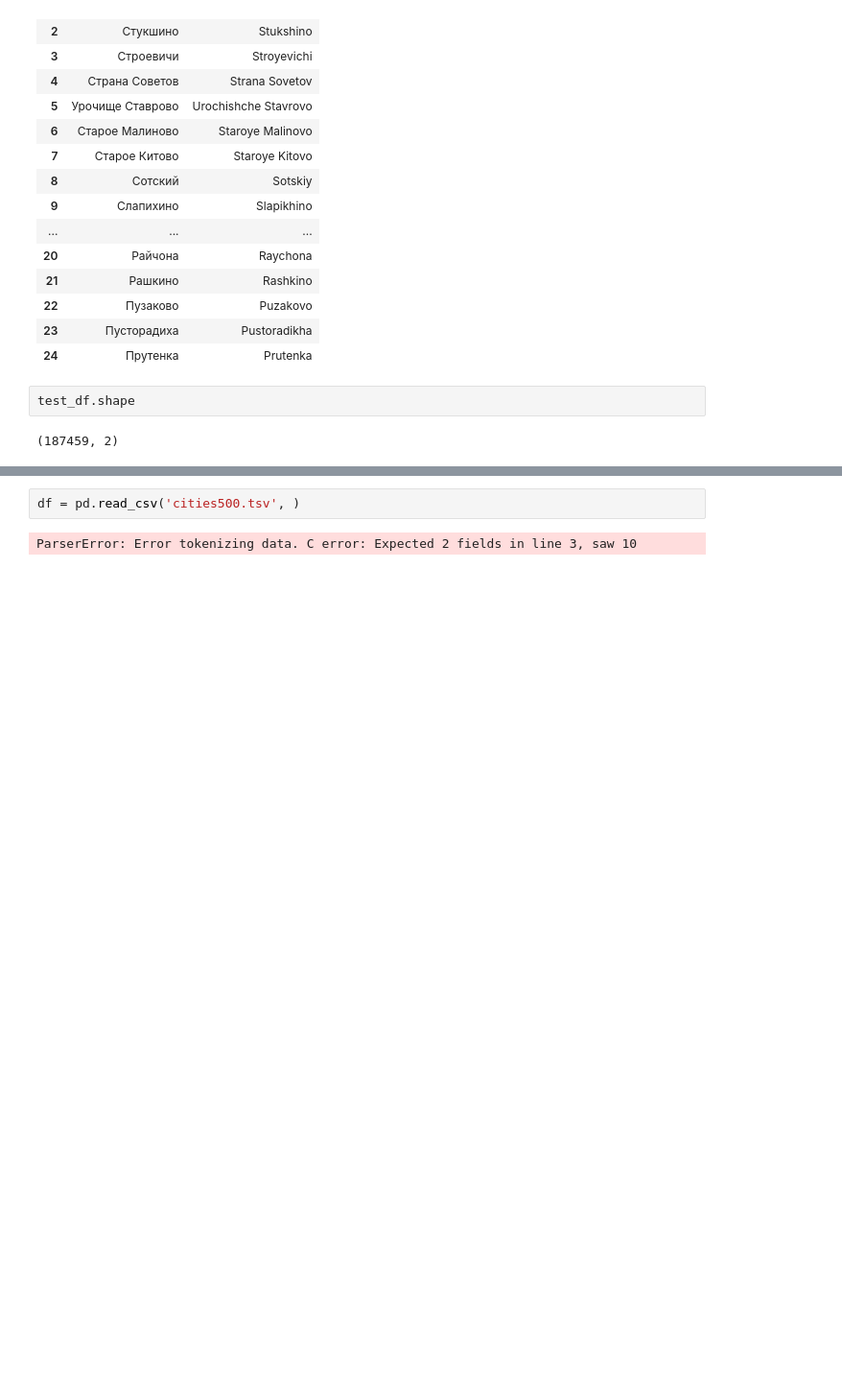
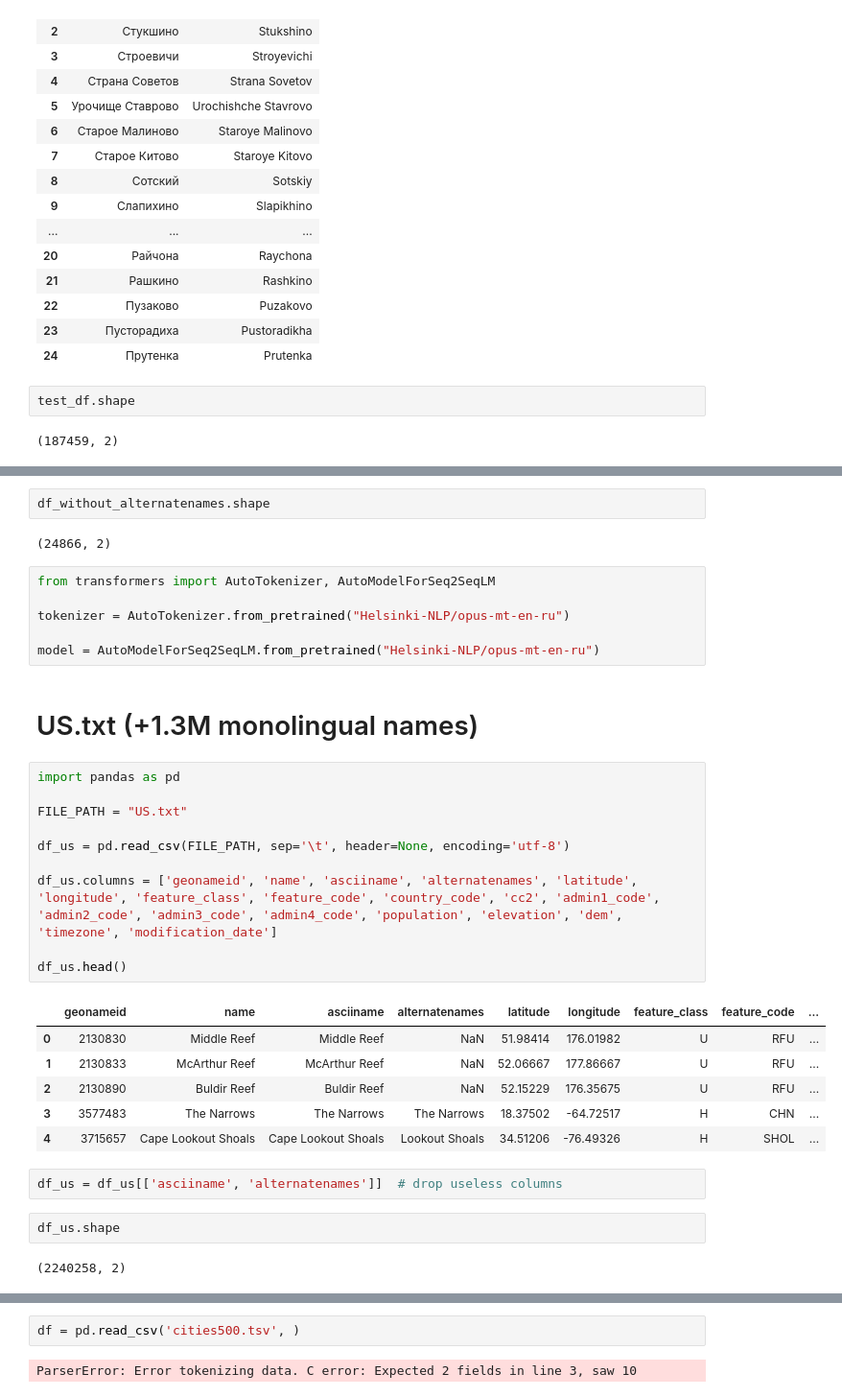
Before and after one commit to korab1ev/Neural-MT, a Jupyter notebook: augment-data-prep.ipynb, the cells around one changed output, grey strips where cells are left out. Shown at 96% size. Cells and saved outputs as stored; diff of their text form; blank space fills up the shorter version.

```diff
--- a/augment-data-prep.ipynb
+++ b/augment-data-prep.ipynb
@@ -234,0 +264,35 @@ test_df.shape
+# %%
+df_without_alternatenames.shape
+# %% [output]
+(24866, 2)
+# %%
+from transformers import AutoTokenizer, AutoModelForSeq2SeqLM
+
+tokenizer = AutoTokenizer.from_pretrained("Helsinki-NLP/opus-mt-en-ru")
+
+model = AutoModelForSeq2SeqLM.from_pretrained("Helsinki-NLP/opus-mt-en-ru")
+# %% [markdown]
+# US.txt (+1.3M monolingual names)
+# %%
+import pandas as pd
+
+FILE_PATH = "US.txt"
+
+df_us = pd.read_csv(FILE_PATH, sep='\t', header=None, encoding='utf-8')
+
+df_us.columns = ['geonameid', 'name', 'asciiname', 'alternatenames', 'latitude', 'longitude', 'feature_class', 'feature_code', 'country_code', 'cc2', 'admin1_code', 'admin2_code', 'admin3_code', 'admin4_code', 'population', 'elevation', 'dem', 'timezone', 'modification_date']
+
+df_us.head()
+# %% [output]
+|  | geonameid | name | asciiname | alternatenames | latitude | longitude | feature_class | feature_code | ... |
+| 0 | 2130830 | Middle Reef | Middle Reef | NaN | 51.98414 | 176.01982 | U | RFU | ... |
+| 1 | 2130833 | McArthur Reef | McArthur Reef | NaN | 52.06667 | 177.86667 | U | RFU | ... |
+| 2 | 2130890 | Buldir Reef | Buldir Reef | NaN | 52.15229 | 176.35675 | U | RFU | ... |
+| 3 | 3577483 | The Narrows | The Narrows | The Narrows | 18.37502 | -64.72517 | H | CHN | ... |
+| 4 | 3715657 | Cape Lookout Shoals | Cape Lookout Shoals | Lookout Shoals | 34.51206 | -76.49326 | H | SHOL | ... |
+# %%
+df_us = df_us[['asciiname', 'alternatenames']]  # drop useless columns
+# %%
+df_us.shape
+# %% [output]
+(2240258, 2)
```
Also changed, not shown: parts of 10 cells of this notebook.
